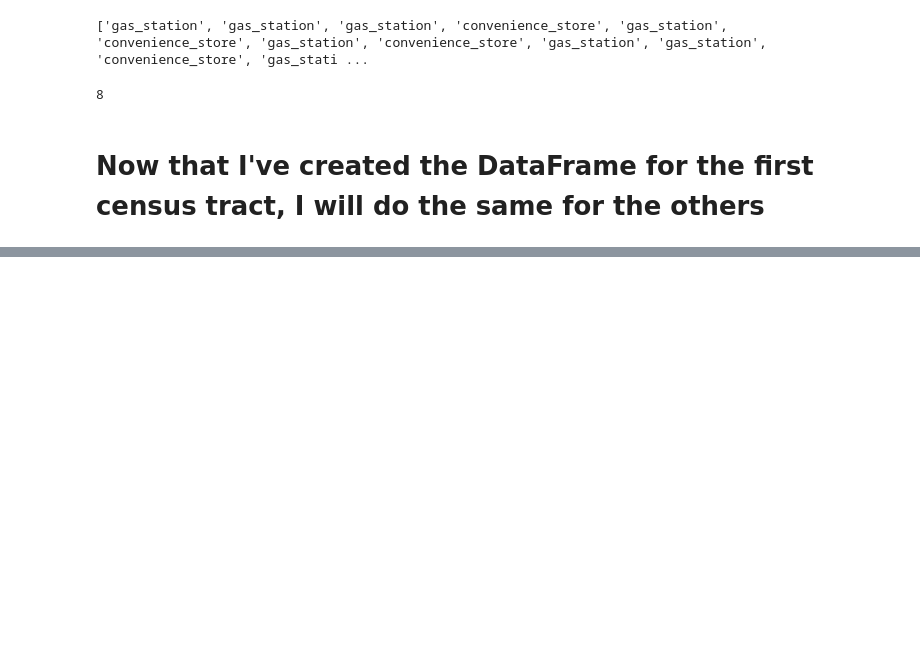
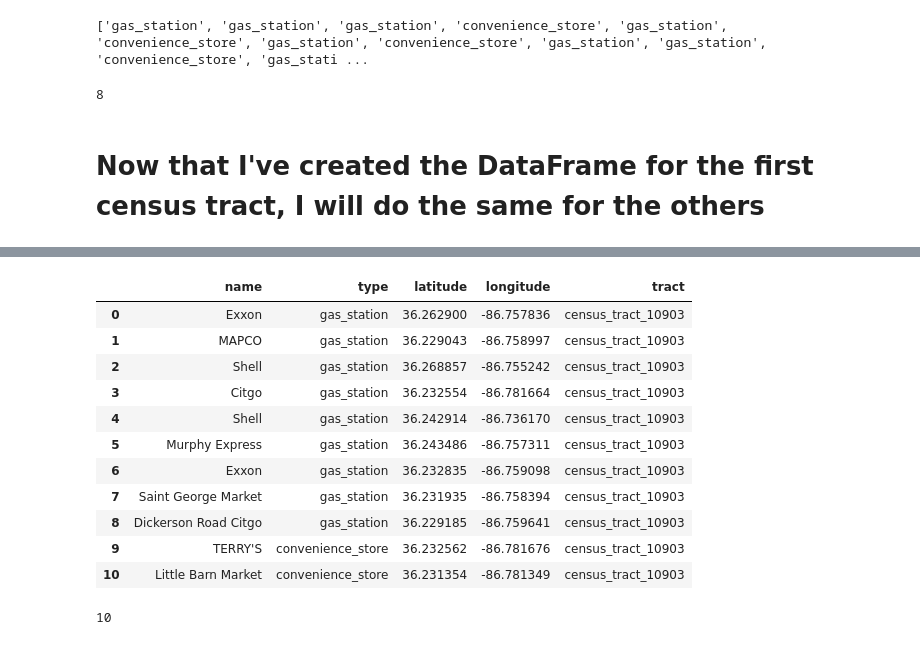
Before and after one commit to tarynpatterson/nashville-businesses-in-black-communities, a Jupyter notebook: notebooks/Tract_Test_Google_API.ipynb, the cells around one changed output, grey strips where cells are left out. Drawn from its saved outputs; the diff is of its cells as text; code cells hidden in the pictures; blank space fills up the shorter version.

```diff
--- a/notebooks/Tract_Test_Google_API.ipynb
+++ b/notebooks/Tract_Test_Google_API.ipynb
@@ -198,0 +245,6 @@ len(results_10105_10106)
+# %%
+location_10903 = '36.24932, -86.76382'
+radius_10903 = '2716'
+# %%
+ct10903 = search_places_by_coordinate(location_10903, radius_10903, all_types, api_key)
+len(ct10903)
@@ -198,0 +253,11 @@ len(results_10105_10106)
+# %%
+latitude10903 = []
+longitude10903 = []
+name10903 = []
+type10903 = []
+
+for i in ct10903:
+    latitude10903.append(i['geometry']['location']['lat'])
+    longitude10903.append(i['geometry']['location']['lng'])
+    name10903.append(i['name'])
+    type10903.append(i['types'][0])
@@ -198,0 +278,19 @@ len(results_10105_10106)
+# %%
+df10903 = pd.DataFrame(list(zip(name10903, type10903, latitude10903, longitude10903)),
+               columns =['name', 'type', 'latitude', 'longitude'])
+# %%
+df10903['tract'] = 'census_tract_10903'
+df10903
+# %% [output]
+|  | name | type | latitude | longitude | tract |
+| 0 | Exxon | gas_station | 36.262900 | -86.757836 | census_tract_10903 |
+| 1 | MAPCO | gas_station | 36.229043 | -86.758997 | census_tract_10903 |
+| 2 | Shell | gas_station | 36.268857 | -86.755242 | census_tract_10903 |
+| 3 | Citgo | gas_station | 36.232554 | -86.781664 | census_tract_10903 |
+| 4 | Shell | gas_station | 36.242914 | -86.736170 | census_tract_10903 |
+| 5 | Murphy Express | gas_station | 36.243486 | -86.757311 | census_tract_10903 |
+| 6 | Exxon | gas_station | 36.232835 | -86.759098 | census_tract_10903 |
+| 7 | Saint George Market | gas_station | 36.231935 | -86.758394 | census_tract_10903 |
+| 8 | Dickerson Road Citgo | gas_station | 36.229185 | -86.759641 | census_tract_10903 |
+| 9 | TERRY'S | convenience_store | 36.232562 | -86.781676 | census_tract_10903 |
+| 10 | Little Barn Market | convenience_store | 36.231354 | -86.781349 | census_tract_10903 |
@@ -198,0 +300,5 @@ len(results_10105_10106)
+# %%
+ct10904 = search_places_by_coordinate(location_10904, radius_10904, all_types, api_key)
+len(ct10904)
+# %% [output]
+10
```
Also changed, not shown: parts of 30 cells of this notebook, 1 other file.
